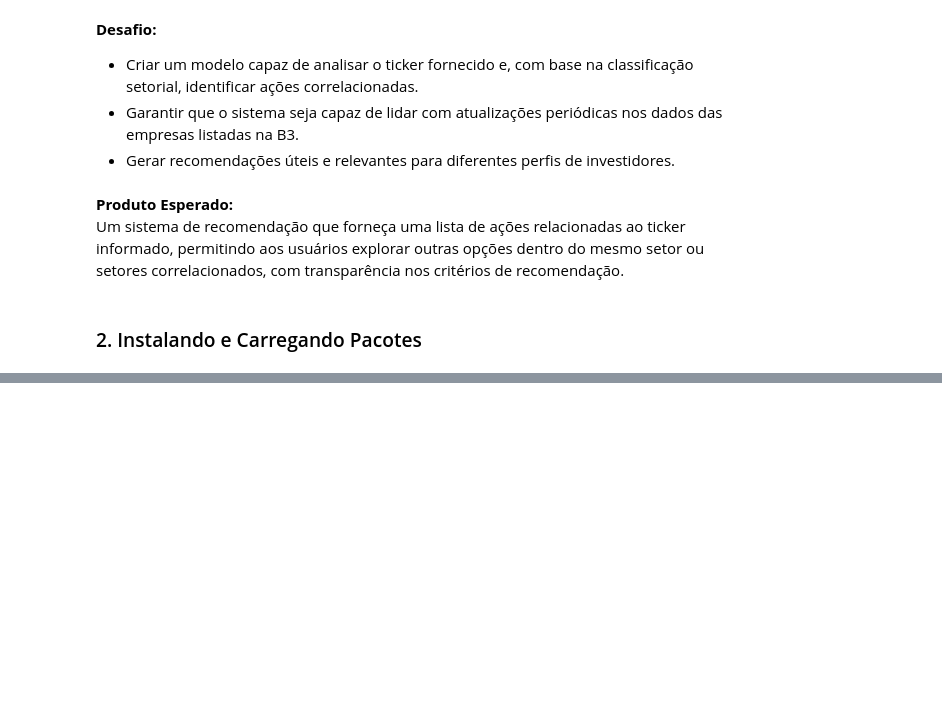
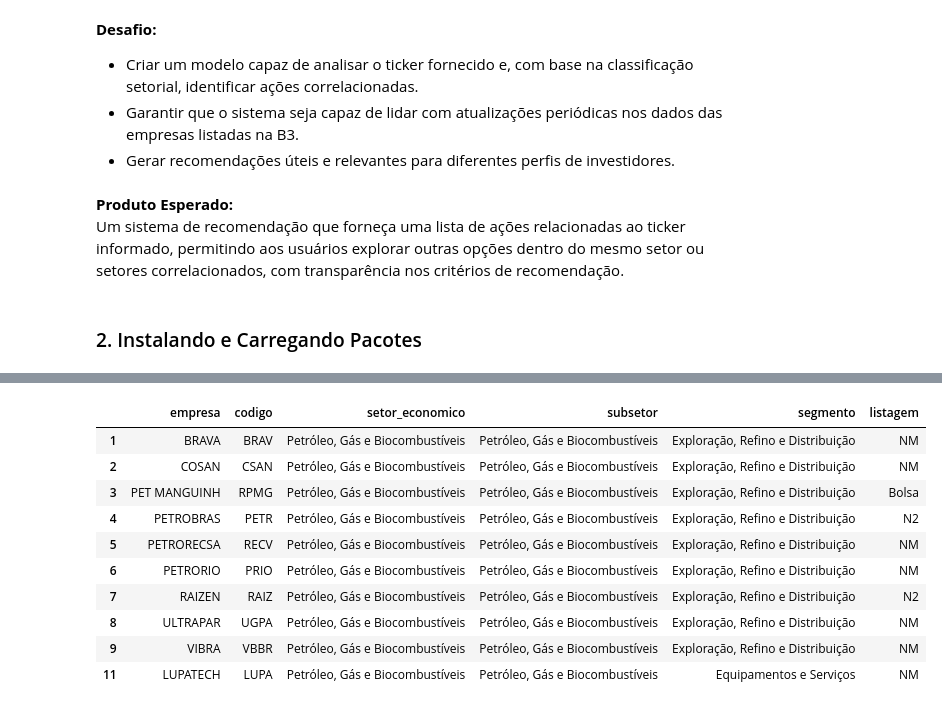
Before and after one commit to rafa-fsantos/recomendAcoes, a Jupyter notebook: projeto.ipynb, the cells around one changed output, grey strips where cells are left out. Drawn from its saved outputs; the diff is of its cells as text; code cells hidden in the pictures; blank space fills up the shorter version.

```diff
--- a/projeto.ipynb
+++ b/projeto.ipynb
@@ -223,0 +217,21 @@ teste(df).head(25)
+# %%
+# Preenchendo valores ausentes na coluna 'listagem' com o valor padrão 'Bolsa'.
+df_ajustado['listagem'] = df_ajustado['listagem'].fillna('Bolsa')
+# %%
+# Removendo todas as linhas do dataset onde a coluna 'codigo' apresenta valores nulos
+df_ajustado.dropna(subset=['codigo'], inplace=True)
+# %%
+# Visualizando o dataset
+df_ajustado.head(10)
+# %% [output]
+|  | empresa | codigo | setor_economico | subsetor | segmento | listagem |
+| 1 | BRAVA | BRAV | Petróleo, Gás e Biocombustíveis | Petróleo, Gás e Biocombustíveis | Exploração, Refino e Distribuição | NM |
+| 2 | COSAN | CSAN | Petróleo, Gás e Biocombustíveis | Petróleo, Gás e Biocombustíveis | Exploração, Refino e Distribuição | NM |
+| 3 | PET MANGUINH | RPMG | Petróleo, Gás e Biocombustíveis | Petróleo, Gás e Biocombustíveis | Exploração, Refino e Distribuição | Bolsa |
+| 4 | PETROBRAS | PETR | Petróleo, Gás e Biocombustíveis | Petróleo, Gás e Biocombustíveis | Exploração, Refino e Distribuição | N2 |
+| 5 | PETRORECSA | RECV | Petróleo, Gás e Biocombustíveis | Petróleo, Gás e Biocombustíveis | Exploração, Refino e Distribuição | NM |
+| 6 | PETRORIO | PRIO | Petróleo, Gás e Biocombustíveis | Petróleo, Gás e Biocombustíveis | Exploração, Refino e Distribuição | NM |
+| 7 | RAIZEN | RAIZ | Petróleo, Gás e Biocombustíveis | Petróleo, Gás e Biocombustíveis | Exploração, Refino e Distribuição | N2 |
+| 8 | ULTRAPAR | UGPA | Petróleo, Gás e Biocombustíveis | Petróleo, Gás e Biocombustíveis | Exploração, Refino e Distribuição | NM |
+| 9 | VIBRA | VBBR | Petróleo, Gás e Biocombustíveis | Petróleo, Gás e Biocombustíveis | Exploração, Refino e Distribuição | NM |
+| 11 | LUPATECH | LUPA | Petróleo, Gás e Biocombustíveis | Petróleo, Gás e Biocombustíveis | Equipamentos e Serviços | NM |
```
Also changed, not shown: parts of 48 cells of this notebook, 1 other file.
